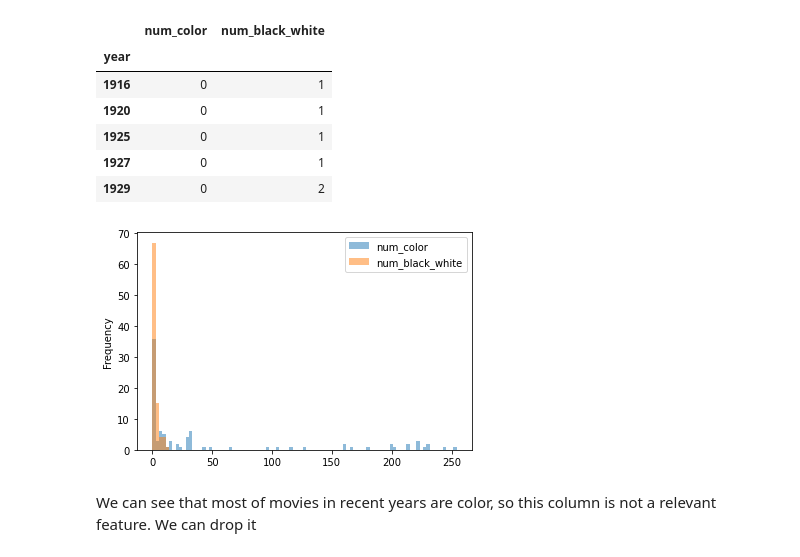
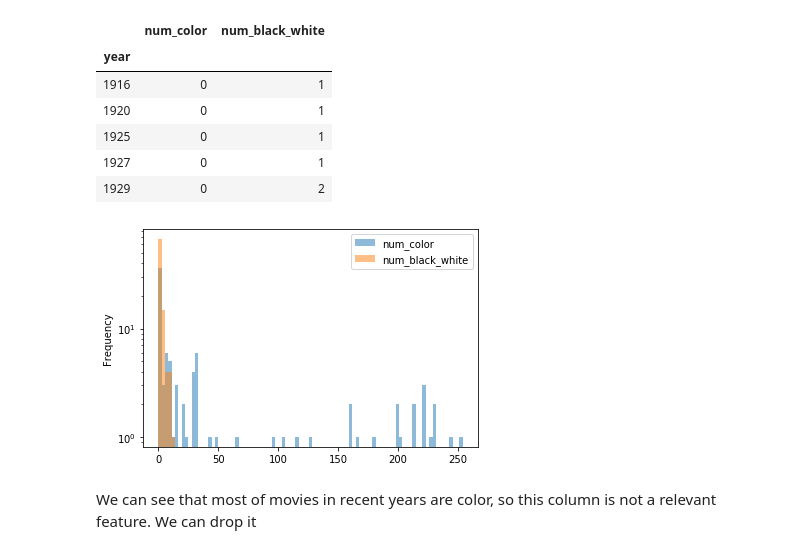
Before and after one commit to anitamezzetti/EPFL_Data_science_in_practice, a Jupyter notebook: Project/project.ipynb, the cells around one changed output. Drawn from its saved outputs; the diff is of its cells as text; code cells hidden in the pictures.

```diff
--- a/Project/project.ipynb
+++ b/Project/project.ipynb
@@ -120,11 +120,11 @@ For each year, we check how many films are colored and how many black and white:
 # %%
 barWidth = 0.25
 
-ax = year_number_colors.plot.hist( by=['num_color','num_black_white'], bins=n_years, alpha=0.5)
-
+year_number_colors.plot.hist( by=['num_color','num_black_white'], bins=n_years, alpha=0.5)
+plt.yscale('log', nonposy='clip')
 # FRAAAAAAAAAAA log scale
 # %% [output]
-[figure, old version]
+[figure, new version]
 # %% [markdown]
 We can see that most of movies in recent years are color, so this column is not a relevant feature. We can drop it
 # %%
```
